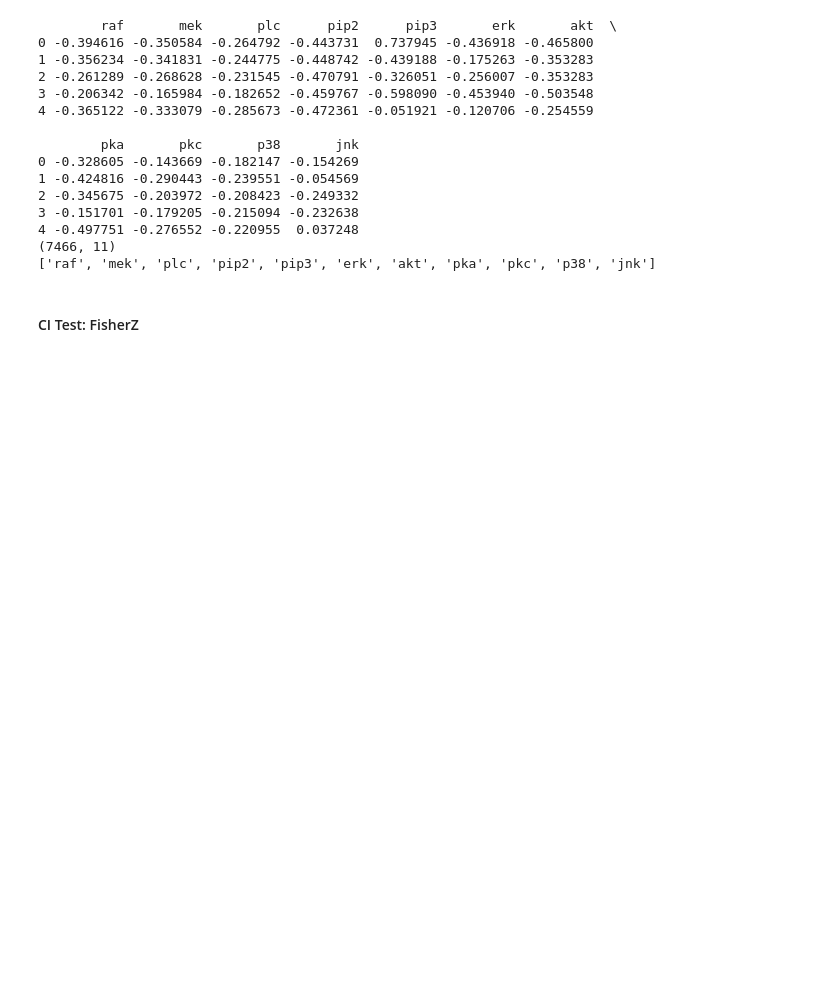
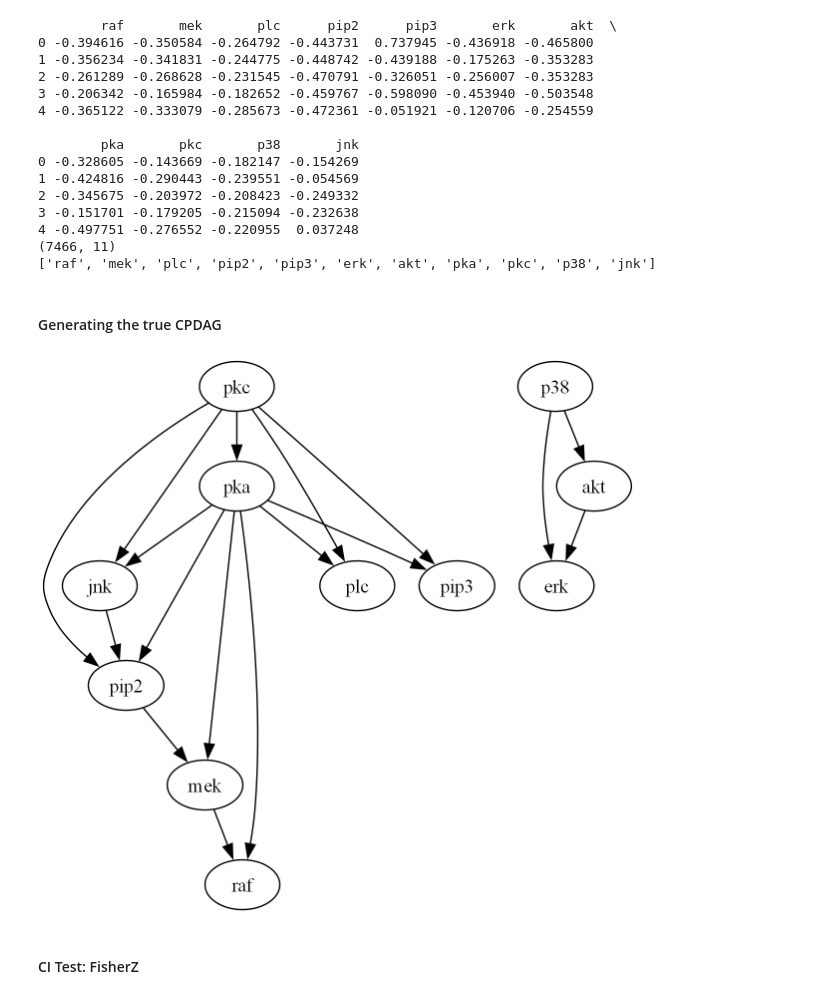
Before and after one commit to HK-Tan/Causal-Discovery-for-Financial-Applications, a Jupyter notebook: stats_256_notebook.ipynb, the cells around one changed output. Saved outputs shown, nothing was run; the diff lists cells and outputs as text; code cells hidden in the pictures; blank space fills up the shorter version.

```diff
--- a/stats_256_notebook.ipynb
+++ b/stats_256_notebook.ipynb
@@ -58,6 +60,14 @@ print(labels)  # Labels of the variables
 4 -0.497751 -0.276552 -0.220955  0.037248
 (7466, 11)
 ['raf', 'mek', 'plc', 'pip2', 'pip3', 'erk', 'akt', 'pka', 'pkc', 'p38', 'jnk']
+# %% [markdown]
+#### Generating the true CPDAG
+# %%
+truth_cpdag = txt2generalgraph("tests/TestData/bnlearn_discrete_10000/truth_dag_graph/sachs.graph.txt")
+pyd = GraphUtils.to_pydot(truth_cpdag, labels=labels)
+display(Image(pyd.create_png()))
+# %% [output]
+[figure, added]
 # %% [markdown]
 #### CI Test: FisherZ
 # %%
```
Also changed, not shown: parts of 13 cells of this notebook, 4 other files.
